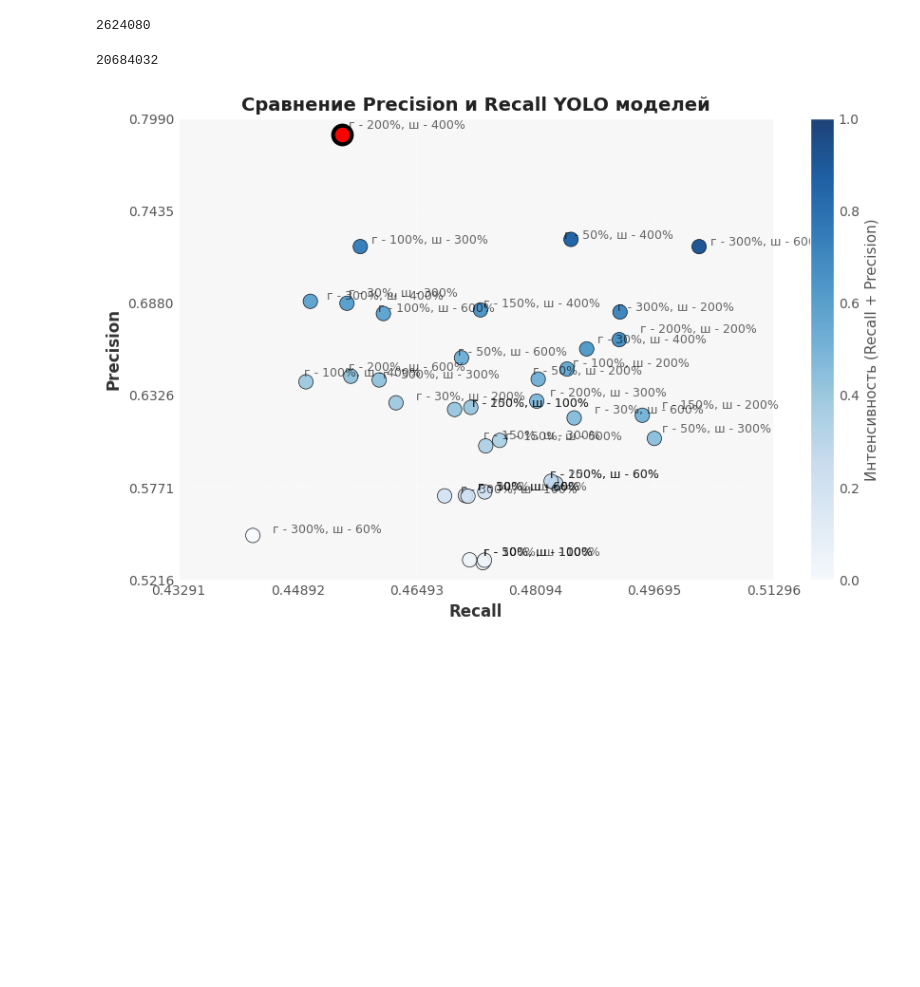
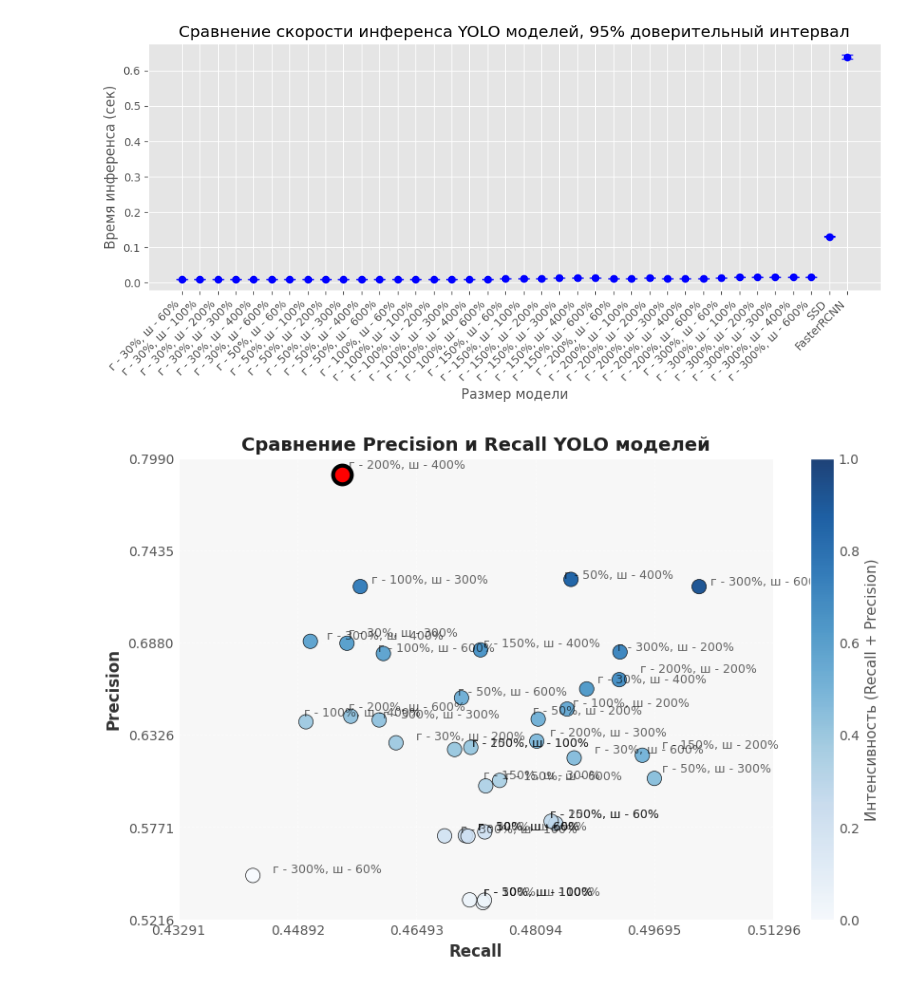
Before and after one commit to MikhailKuzm/pits_detection, a Jupyter notebook: results/count_tesults.ipynb, the cells around one changed output. Drawn from its saved outputs; the diff is of its cells as text; code cells hidden in the pictures; blank space fills up the shorter version.

```diff
--- a/results/count_tesults.ipynb
+++ b/results/count_tesults.ipynb
@@ -148,11 +145,7 @@ WARNING ⚠️ no model scale passed. Assuming scale='n'.
-# %%
-sum(p.numel() for p in model1.parameters())
-# %% [output]
-2624080
-# %%
-sum(p.numel() for p in model2.parameters())
-# %% [output]
-20684032
+# %%
+evaluate_models(logs_dir, image_path, num_runs=250, extra_measure = True)
+# %% [output]
+[figure, added]
 # %%
 import os
 import re
```
Also changed, not shown: parts of 8 cells of this notebook, 3 other files.
